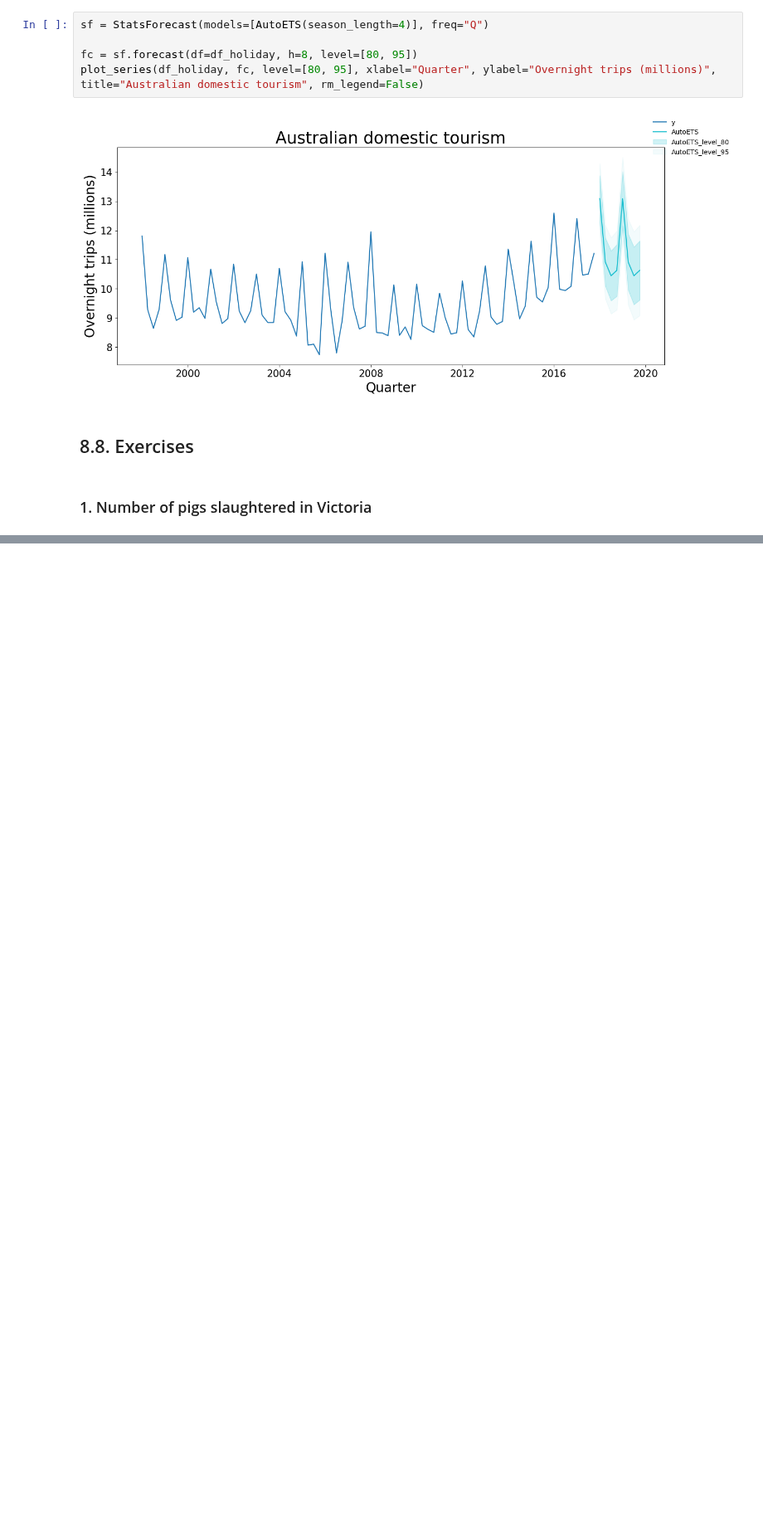
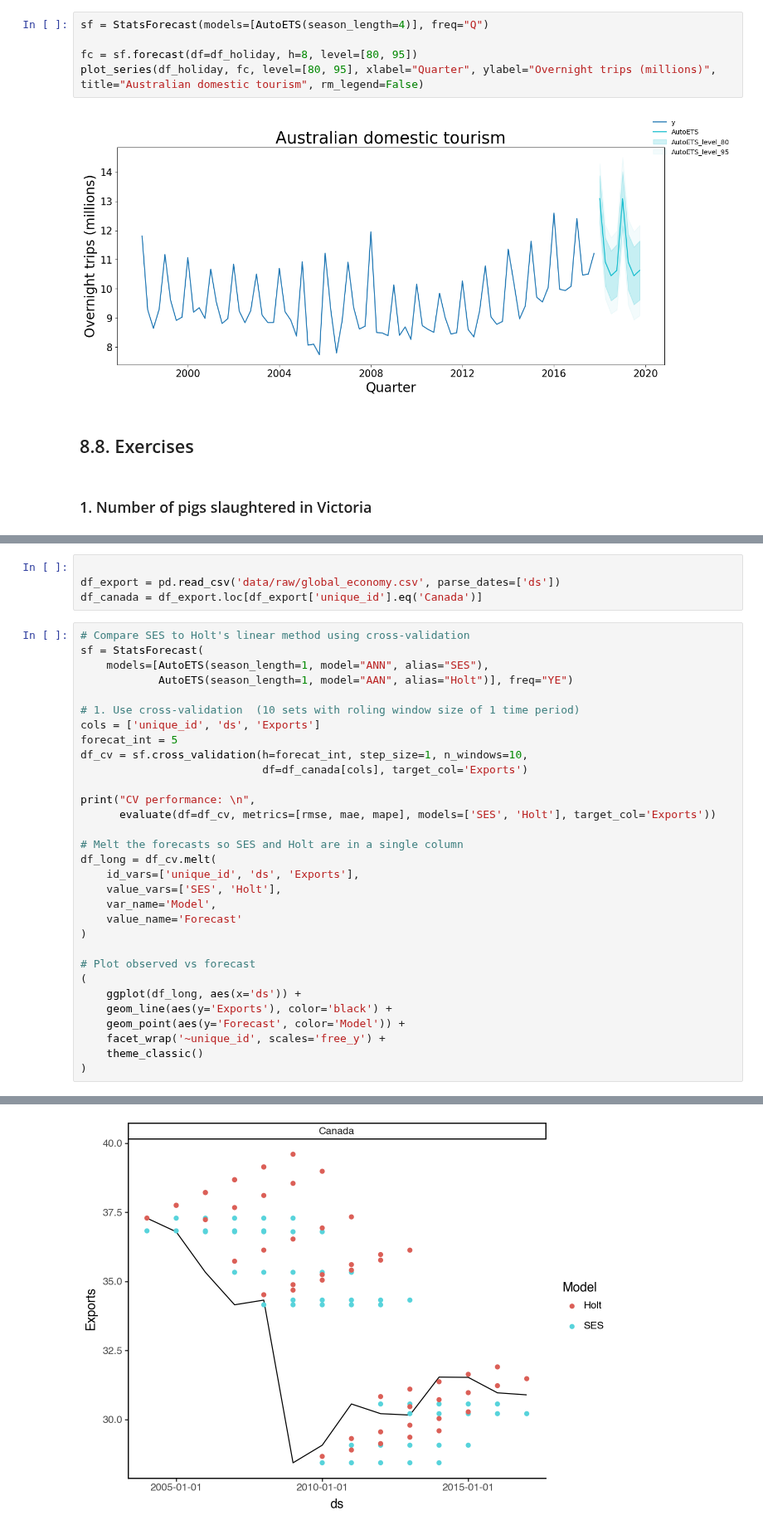
Before and after one commit to sebsciarra/gas_pump_prices, a Jupyter notebook: notebooks/chap8_smoothing.ipynb, the cells around one changed output, grey strips where cells are left out. Shown at 83% size. Cells and saved outputs as stored; diff of their text form; blank space fills up the shorter version.

```diff
--- a/notebooks/chap8_smoothing.ipynb
+++ b/notebooks/chap8_smoothing.ipynb
@@ -468,0 +471,36 @@ df_pigs.tail()
+# %%
+
+df_export = pd.read_csv('data/raw/global_economy.csv', parse_dates=['ds'])
+df_canada = df_export.loc[df_export['unique_id'].eq('Canada')]
+# %%
+# Compare SES to Holt's linear method using cross-validation
+sf = StatsForecast(
+    models=[AutoETS(season_length=1, model="ANN", alias="SES"),
+            AutoETS(season_length=1, model="AAN", alias="Holt")], freq="YE")
+
+# 1. Use cross-validation  (10 sets with roling window size of 1 time period)
+cols = ['unique_id', 'ds', 'Exports']
+forecat_int = 5
+df_cv = sf.cross_validation(h=forecat_int, step_size=1, n_windows=10,
+                            df=df_canada[cols], target_col='Exports')
+
+print("CV performance: \n",
+      evaluate(df=df_cv, metrics=[rmse, mae, mape], models=['SES', 'Holt'], target_col='Exports'))
+
+# Melt the forecasts so SES and Holt are in a single column
+df_long = df_cv.melt(
+    id_vars=['unique_id', 'ds', 'Exports'],
+    value_vars=['SES', 'Holt'],
+    var_name='Model',
+    value_name='Forecast'
+)
+
+# Plot observed vs forecast
+(
+    ggplot(df_long, aes(x='ds')) +
+    geom_line(aes(y='Exports'), color='black') +
+    geom_point(aes(y='Forecast', color='Model')) +
+    facet_wrap('~unique_id', scales='free_y') +
+    theme_classic()
+)
+# %% [output]
@@ -468,0 +512 @@ df_pigs.tail()
+[figure, added]
```
Also changed, not shown: parts of 8 cells of this notebook.
